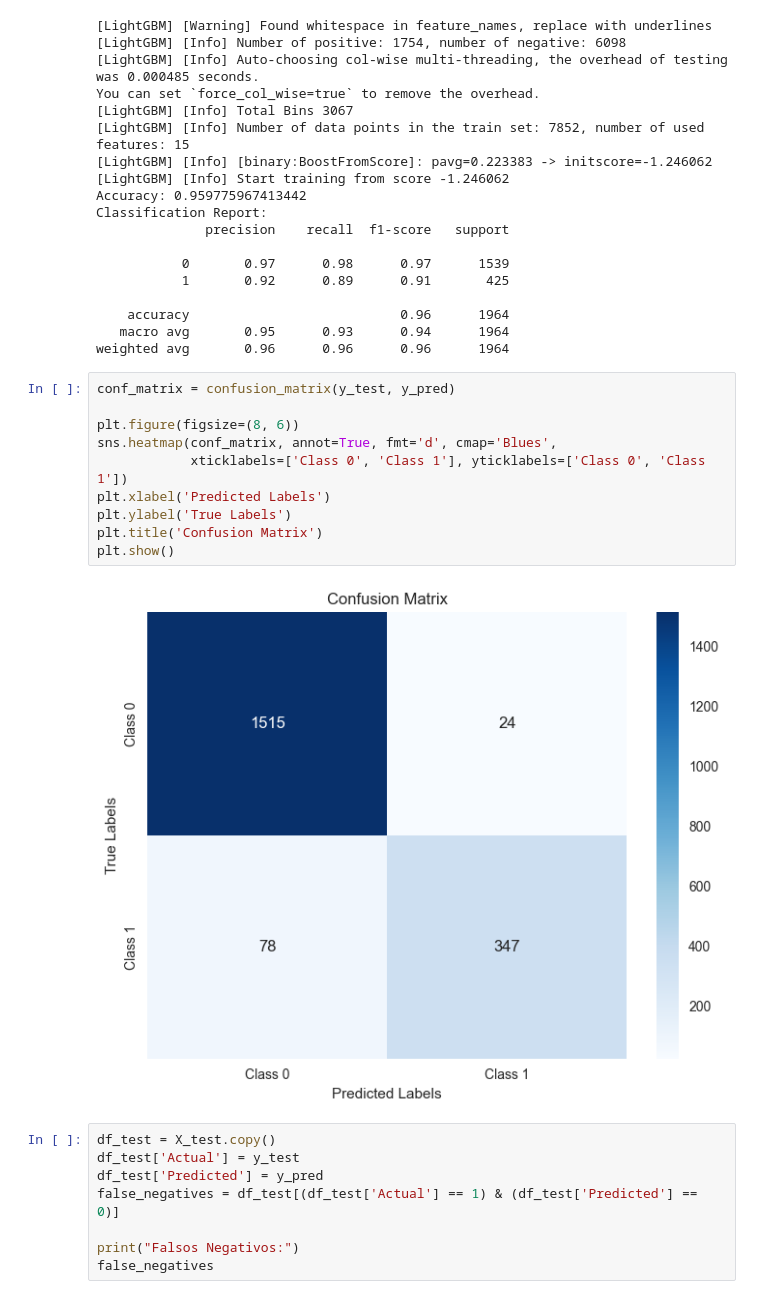
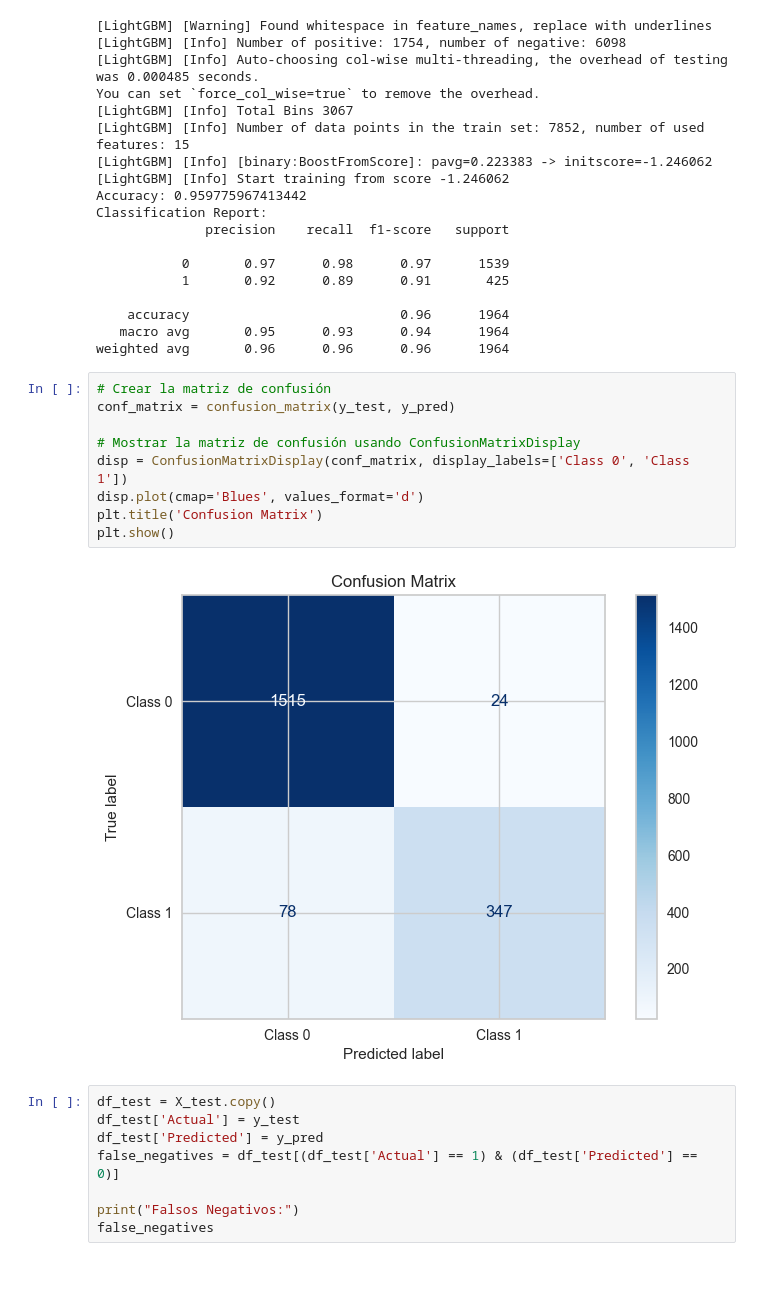
Before and after one commit to mankolepanto/Proyecto_ML, a Jupyter notebook: modelo.ipynb, the cells around one changed output. Drawn from its saved outputs; the diff is of its cells as text; blank space fills up the shorter version.

```diff
--- a/modelo.ipynb
+++ b/modelo.ipynb
@@ -237,18 +238,17 @@ Classification Report:
     accuracy                           0.96      1964
    macro avg       0.95      0.93      0.94      1964
 weighted avg       0.96      0.96      0.96      1964
-# %%
-conf_matrix = confusion_matrix(y_test, y_pred)
-
-plt.figure(figsize=(8, 6))
-sns.heatmap(conf_matrix, annot=True, fmt='d', cmap='Blues',
-            xticklabels=['Class 0', 'Class 1'], yticklabels=['Class 0', 'Class 1'])
-plt.xlabel('Predicted Labels')
-plt.ylabel('True Labels')
-plt.title('Confusion Matrix')
-plt.show()
-# %% [output]
-[figure, removed]
+# %%
+# Crear la matriz de confusión
+conf_matrix = confusion_matrix(y_test, y_pred)
+
+# Mostrar la matriz de confusión usando ConfusionMatrixDisplay
+disp = ConfusionMatrixDisplay(conf_matrix, display_labels=['Class 0', 'Class 1'])
+disp.plot(cmap='Blues', values_format='d')
+plt.title('Confusion Matrix')
+plt.show()
+# %% [output]
+[figure, added]
 # %%
 df_test = X_test.copy()
 df_test['Actual'] = y_test
```
Also changed, not shown: parts of 2 cells of this notebook, 1 other file.
